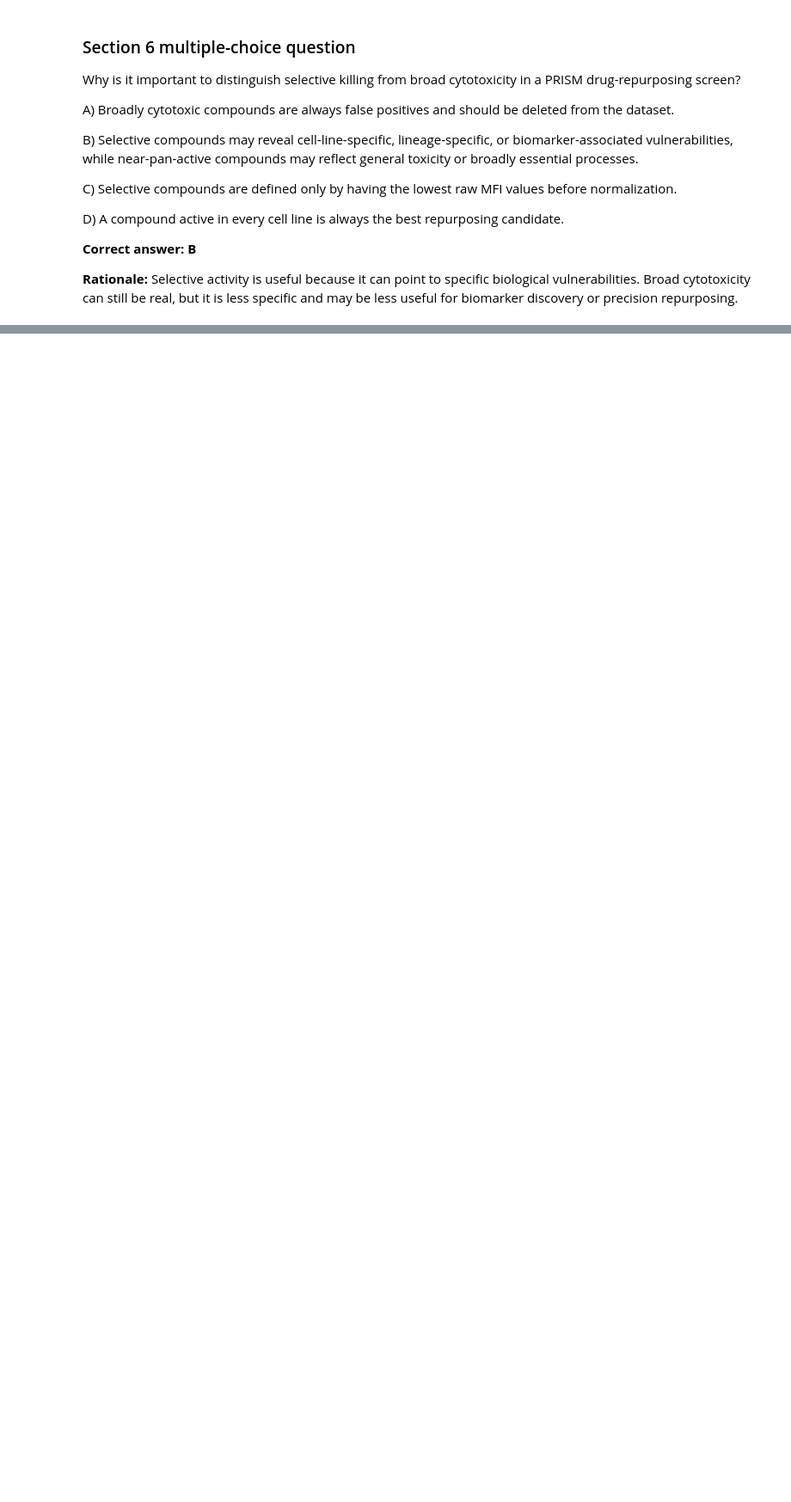
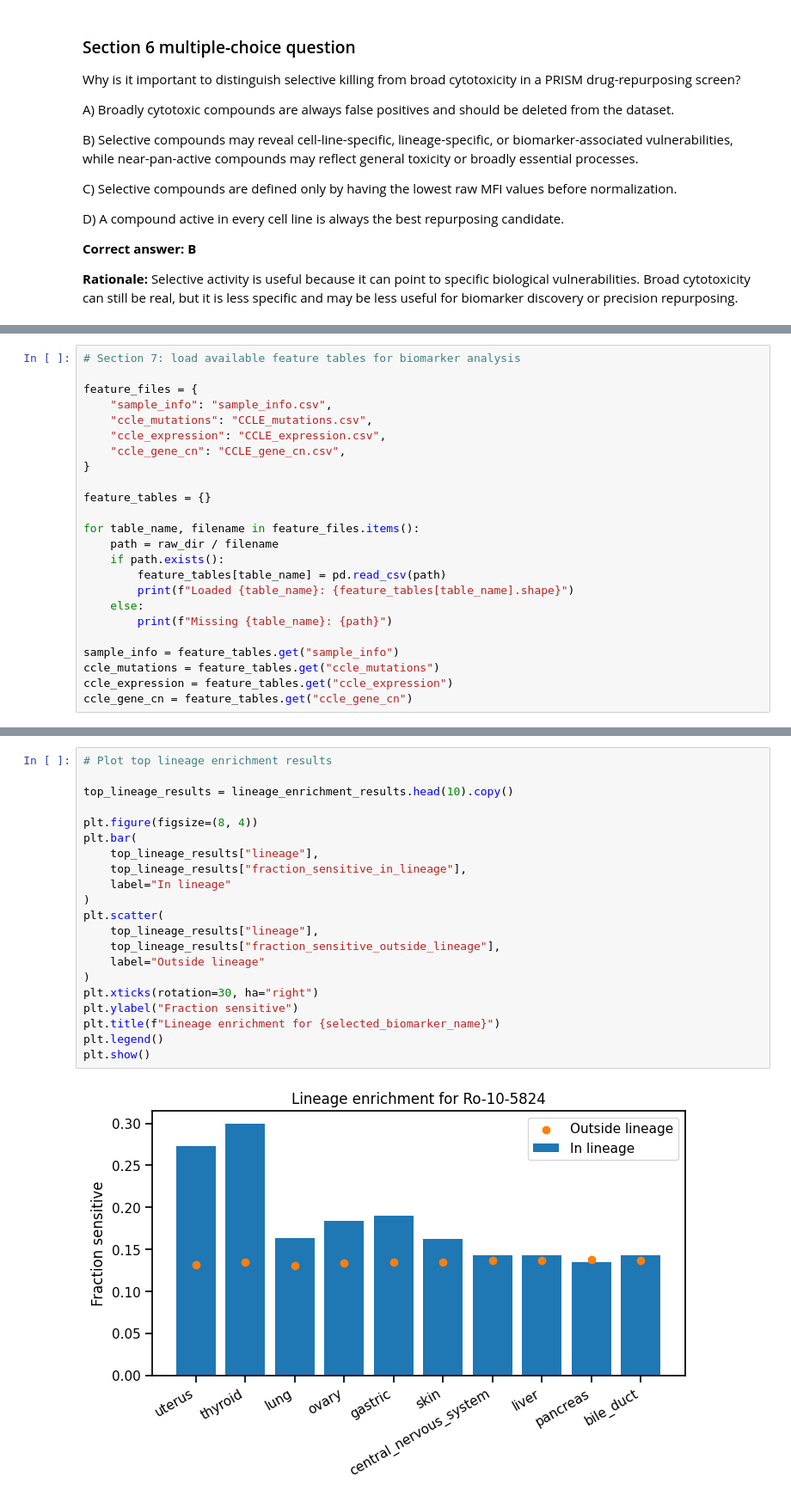
Before and after one commit to shashankshrishrimal-source/Code-for-assignment, a Jupyter notebook: notebooks/prism_repurposing_analysis.ipynb, the cells around one changed output, grey strips where cells are left out. Shown at 86% size. Saved outputs shown, nothing was run; the diff lists cells and outputs as text; blank space fills up the shorter version.

Commit message:
Add biomarker lineage analysis MVP

```diff
--- a/notebooks/prism_repurposing_analysis.ipynb
+++ b/notebooks/prism_repurposing_analysis.ipynb
@@ -5142,0 +5149,24 @@ D) A compound active in every cell line is always the best repurposing candidate
+# %%
+# Section 7: load available feature tables for biomarker analysis
+
+feature_files = {
+    "sample_info": "sample_info.csv",
+    "ccle_mutations": "CCLE_mutations.csv",
+    "ccle_expression": "CCLE_expression.csv",
+    "ccle_gene_cn": "CCLE_gene_cn.csv",
+}
+
+feature_tables = {}
+
+for table_name, filename in feature_files.items():
+    path = raw_dir / filename
+    if path.exists():
+        feature_tables[table_name] = pd.read_csv(path)
+        print(f"Loaded {table_name}: {feature_tables[table_name].shape}")
+    else:
+        print(f"Missing {table_name}: {path}")
+
+sample_info = feature_tables.get("sample_info")
+ccle_mutations = feature_tables.get("ccle_mutations")
+ccle_expression = feature_tables.get("ccle_expression")
+ccle_gene_cn = feature_tables.get("ccle_gene_cn")
@@ -5142,0 +5844,23 @@ D) A compound active in every cell line is always the best repurposing candidate
+# %%
+# Plot top lineage enrichment results
+
+top_lineage_results = lineage_enrichment_results.head(10).copy()
+
+plt.figure(figsize=(8, 4))
+plt.bar(
+    top_lineage_results["lineage"],
+    top_lineage_results["fraction_sensitive_in_lineage"],
+    label="In lineage"
+)
+plt.scatter(
+    top_lineage_results["lineage"],
+    top_lineage_results["fraction_sensitive_outside_lineage"],
+    label="Outside lineage"
+)
+plt.xticks(rotation=30, ha="right")
+plt.ylabel("Fraction sensitive")
+plt.title(f"Lineage enrichment for {selected_biomarker_name}")
+plt.legend()
+plt.show()
+# %% [output]
+[figure, added]
```
Also changed, not shown: parts of 13 cells of this notebook.
